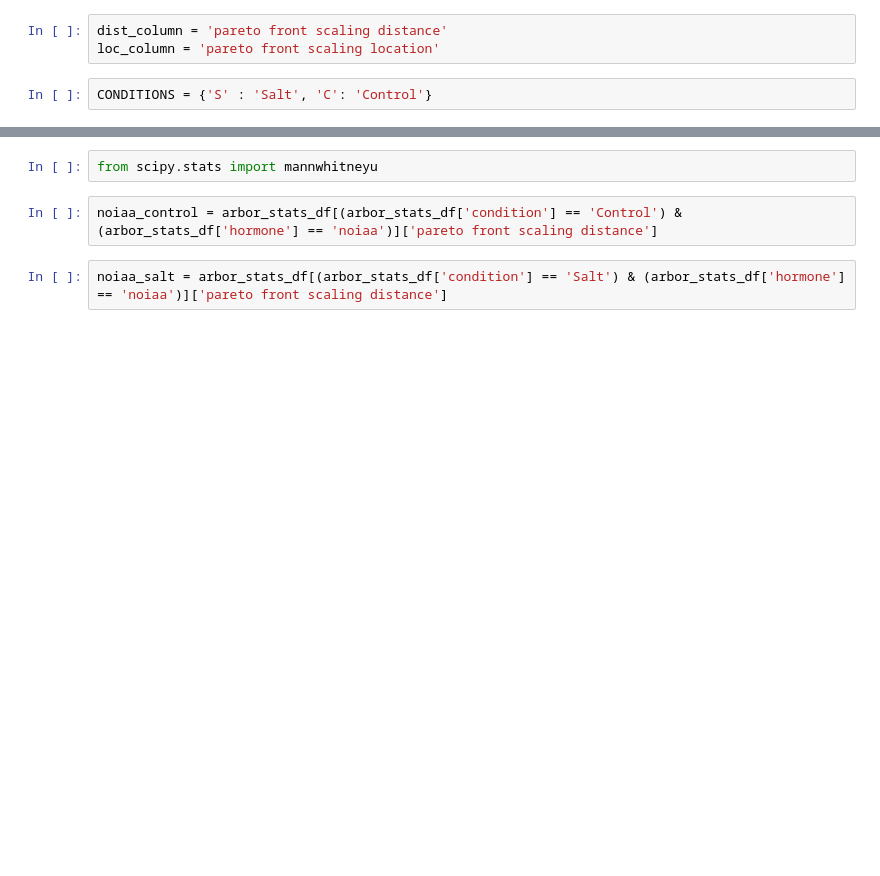
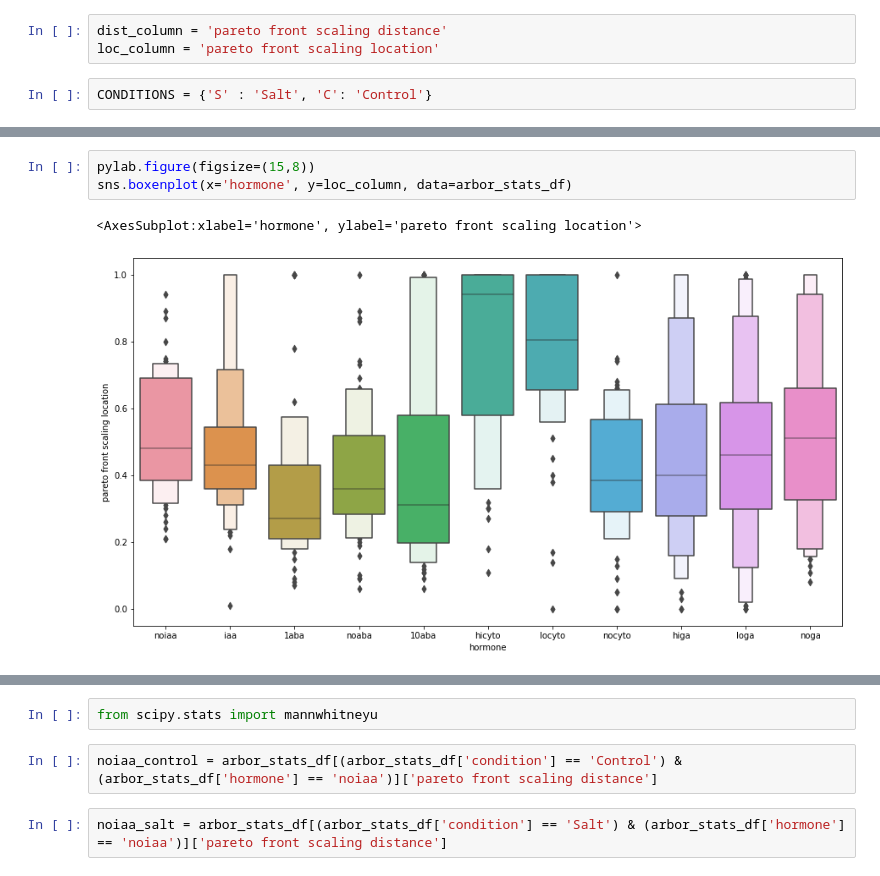
Before and after one commit to arjunc12/Plant-Architecture, a Jupyter notebook: hormone-analysis.ipynb, the cells around one changed output, grey strips where cells are left out. Cells and saved outputs as stored; diff of their text form; blank space fills up the shorter version.

Commit message:
analyzed ga and cyto data

```diff
--- a/hormone-analysis.ipynb
+++ b/hormone-analysis.ipynb
@@ -99 +101,7 @@ arbor_stats_df
+# %%
+pylab.figure(figsize=(15,8))
+sns.boxenplot(x='hormone', y=loc_column, data=arbor_stats_df)
+# %% [output]
+<AxesSubplot:xlabel='hormone', ylabel='pareto front scaling location'>
+[figure, added]
 # %%
```
Also changed, not shown: parts of 15 cells of this notebook.
